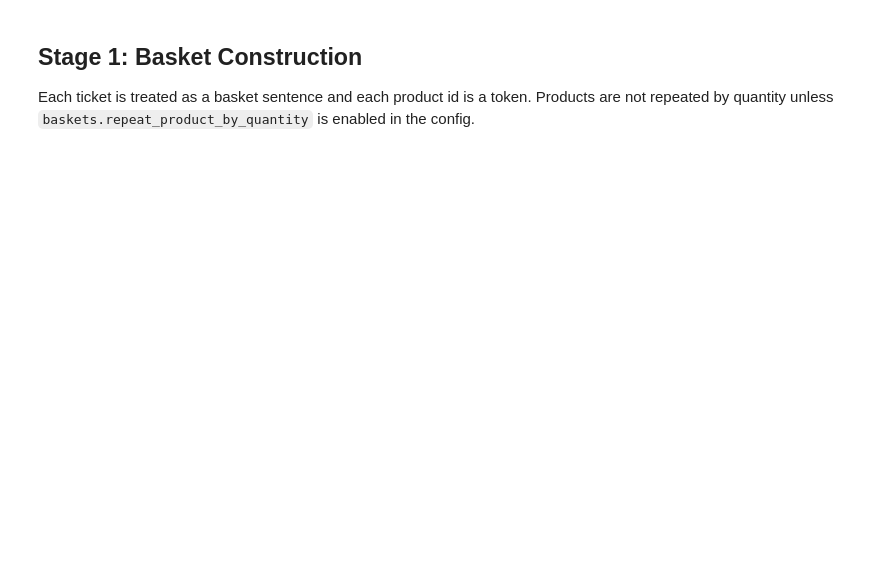
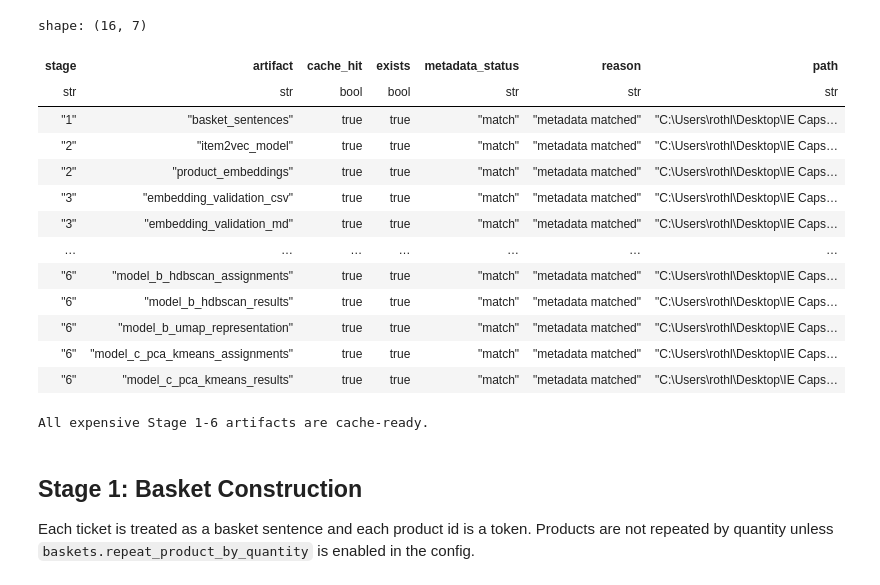
Before and after one commit to robsrot/carrefour_capstone, a Jupyter notebook: notebooks/03_ml_pipeline.ipynb, the cells around one changed output. Saved outputs shown, nothing was run; the diff lists cells and outputs as text; code cells hidden in the pictures; blank space fills up the shorter version.

```diff
--- a/notebooks/03_ml_pipeline.ipynb
+++ b/notebooks/03_ml_pipeline.ipynb
@@ -93,4 +153,45 @@ display(Image(filename=str(stage0_figure)))
+# %%
+import importlib
+import polars as pl
+
+import src.utils
+importlib.reload(src.utils)
+import src.cache_audit
+importlib.reload(src.cache_audit)
+from src.cache_audit import stage_1_6_cache_audit
+# Optional: if existing artifacts were produced from the current data/config but metadata is missing,
+# uncomment the next two lines once to adopt them into the cache manifest.
+# from src.cache_audit import adopt_existing_stage_1_6_cache_metadata
+# display(adopt_existing_stage_1_6_cache_metadata(CONFIG))
+
+
+cache_audit = stage_1_6_cache_audit(CONFIG)
+display(cache_audit)
+
+cache_misses = cache_audit.filter(~pl.col("cache_hit"))
+if cache_misses.height:
+    print("Artifacts listed as cache_hit=False will be rebuilt if their stage is run.")
+else:
+    print("All expensive Stage 1-6 artifacts are cache-ready.")
+# %% [output]
+shape: (16, 7)
+| stage | artifact | cache_hit | exists | metadata_status | reason | path |
+| str | str | bool | bool | str | str | str |
+| "1" | "basket_sentences" | true | true | "match" | "metadata matched" | "C:\Users\rothl\Desktop\IE Caps… |
+| "2" | "item2vec_model" | true | true | "match" | "metadata matched" | "C:\Users\rothl\Desktop\IE Caps… |
+| "2" | "product_embeddings" | true | true | "match" | "metadata matched" | "C:\Users\rothl\Desktop\IE Caps… |
+| "3" | "embedding_validation_csv" | true | true | "match" | "metadata matched" | "C:\Users\rothl\Desktop\IE Caps… |
+| "3" | "embedding_validation_md" | true | true | "match" | "metadata matched" | "C:\Users\rothl\Desktop\IE Caps… |
+| … | … | … | … | … | … | … |
+| "6" | "model_b_hdbscan_assignments" | true | true | "match" | "metadata matched" | "C:\Users\rothl\Desktop\IE Caps… |
+| "6" | "model_b_hdbscan_results" | true | true | "match" | "metadata matched" | "C:\Users\rothl\Desktop\IE Caps… |
+| "6" | "model_b_umap_representation" | true | true | "match" | "metadata matched" | "C:\Users\rothl\Desktop\IE Caps… |
+| "6" | "model_c_pca_kmeans_assignments" | true | true | "match" | "metadata matched" | "C:\Users\rothl\Desktop\IE Caps… |
+| "6" | "model_c_pca_kmeans_results" | true | true | "match" | "metadata matched" | "C:\Users\rothl\Desktop\IE Caps… |
+All expensive Stage 1-6 artifacts are cache-ready.
 # %% [markdown]
+<a id="stage-1"></a>
+
 ## Stage 1: Basket Construction
 
 Each ticket is treated as a basket sentence and each product id is a token. Products are not repeated by quantity unless `baskets.repeat_product_by_quantity` is enabled in the config.
```
Also changed, not shown: parts of 26 cells of this notebook, 22 other files.
